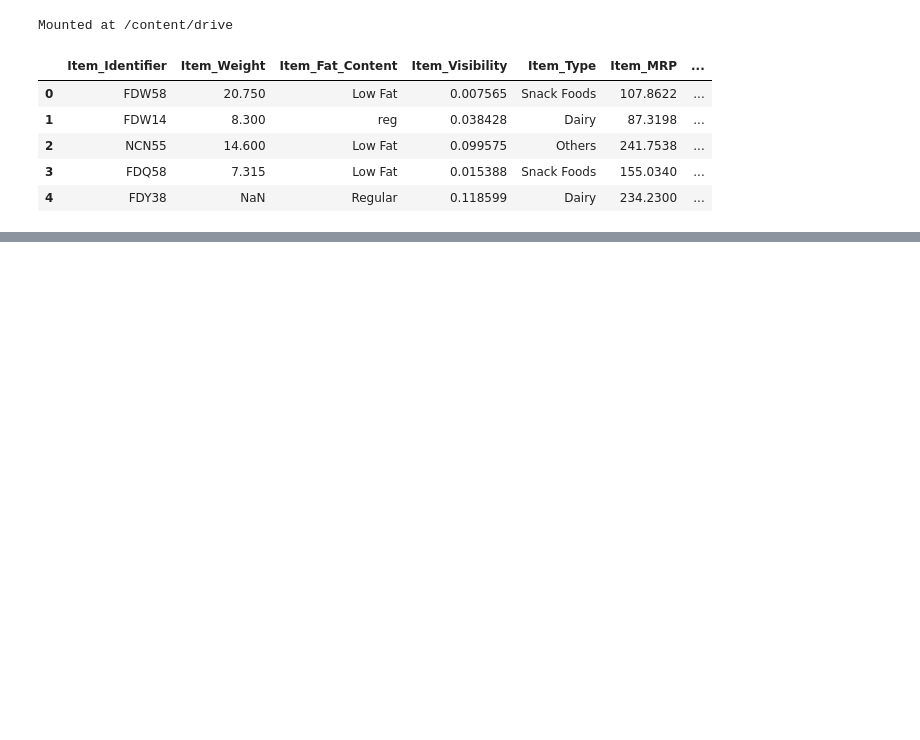
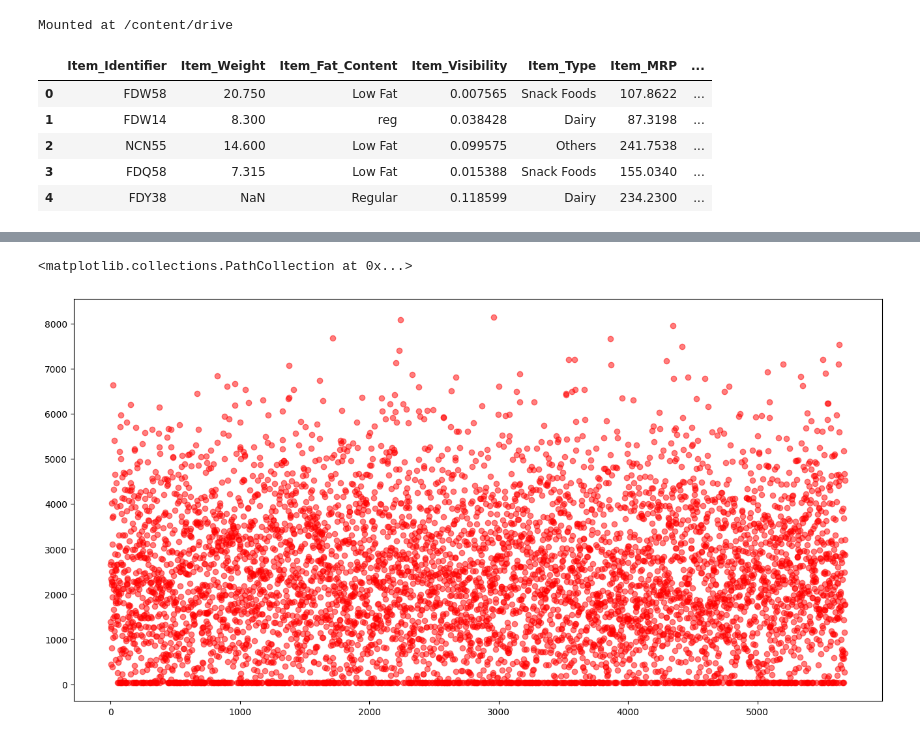
Before and after one commit to Haris-09/Python-Programming, a Jupyter notebook: Outliers.ipynb, the cells around one changed output, grey strips where cells are left out. Drawn from its saved outputs; the diff is of its cells as text; code cells hidden in the pictures; blank space fills up the shorter version.

```diff
--- a/Outliers.ipynb
+++ b/Outliers.ipynb
@@ -94,0 +107,8 @@ mart.head()
+# %%
+integers = range(len(bigmart.sales))
+# for scatter plot x axis is ranged from 0 to length of sales
+plt.figure(figsize=(16, 8))
+plt.scatter(integers, bigmart.sales, c='red', alpha=0.5)
+# %% [output]
+<matplotlib.collections.PathCollection at 0x...>
+[figure, added]
```
Also changed, not shown: parts of 9 cells of this notebook.
